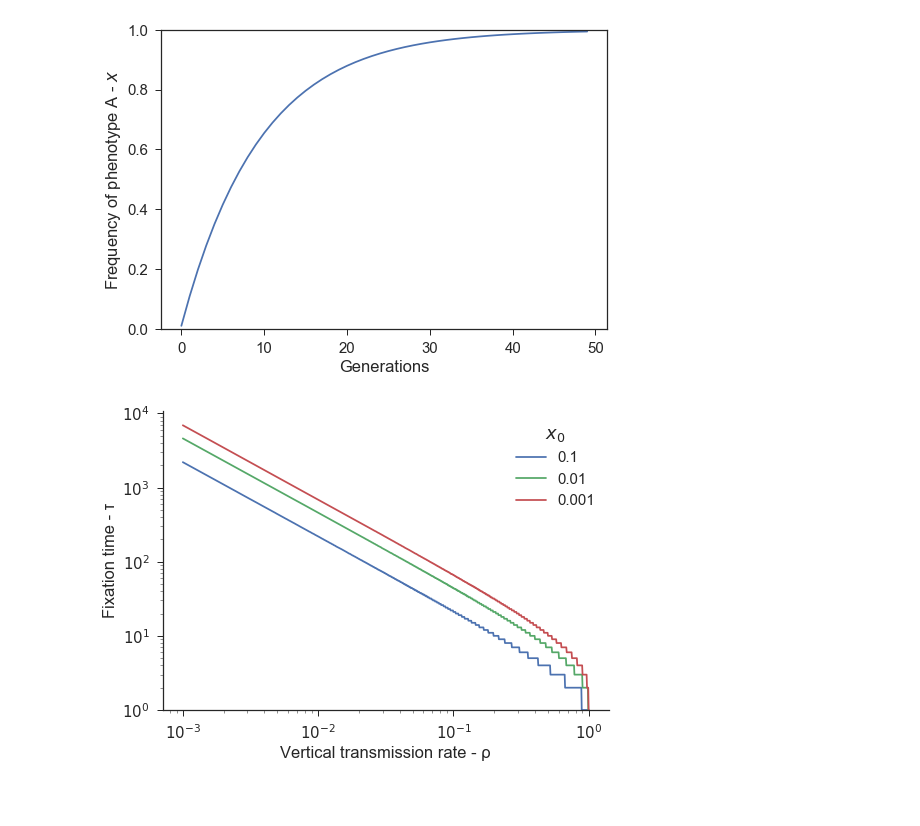
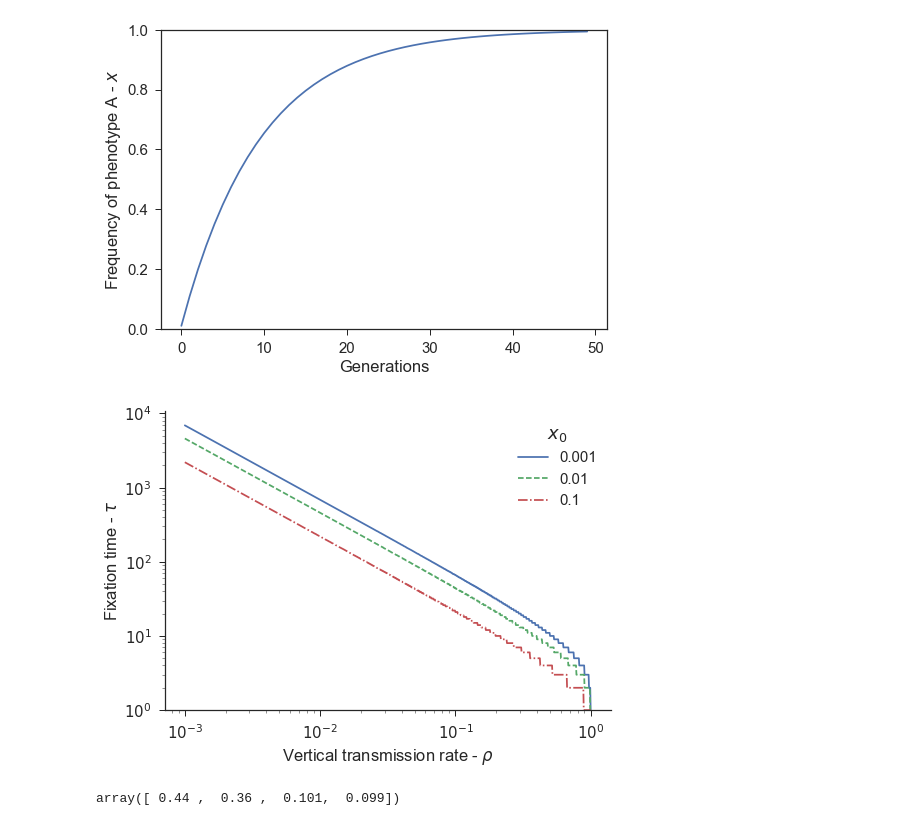
Before and after one commit to yoavram/Milpitas, a Jupyter notebook: notebooks/extreme selection.ipynb, the cells around one changed output. Drawn from its saved outputs; the diff is of its cells as text; code cells hidden in the pictures; blank space fills up the shorter version.

```diff
--- a/notebooks/extreme selection.ipynb
+++ b/notebooks/extreme selection.ipynb
@@ -25,24 +32,45 @@ plt.ylim(0, 1)
 # %%
 def τ(x0, ρ):
     return np.ceil(
         np.log(x0/(1-x0)) / np.log(1-ρ)
     )
 
-ρ = np.logspace(-3, -0.0001, 1000)
+def plot_fixation_time(ax=None):
+    if ax is None:
+        fig, ax = plt.subplots()
+    ρ = np.logspace(-3, -0.0001, 1000)
+    x0s = 0.001, 0.01, 0.1
+    lss = ('-', '--', '-.')
+    for x0, ls in zip(x0s, lss):
+        ax.plot(ρ, τ(x0, ρ), ls=ls, label=x0)
 
-x0 = 0.1
-plt.plot(ρ, τ(x0, ρ), label=x0)
-x0 = 0.01
-plt.plot(ρ, τ(x0, ρ), label=x0)
-x0 = 0.001
-plt.plot(ρ, τ(x0, ρ), label=x0)
+    ax.set(
+        xlabel=(r'Vertical transmission rate - $\rho$'),
+        ylabel=(r'Fixation time - $\tau$'),
+        xscale=('log'),
+        yscale=('log'),
+        ylim=(1, None)
+    )
+    ax.legend(title='$x_0$')
+    sns.despine()
+    return ax
 
-plt.xlabel('Vertical transmission rate - ρ')
-plt.ylabel('Fixation time - τ')
-plt.xscale('log')
-plt.yscale('log')
-plt.ylim(1, None)
-plt.legend(title='$x_0$')
-sns.despine()
+ax = plot_fixation_time()
 # %% [output]
-[figure, old version]
+[figure, new version]
+# %%
+def recursion(x, ρ, P):
+    #mA mB MA MB
+    x1, x2, x3, x4 = x
+    x1_ = x1 * ((1 - ρ) * (x1 + x3) + ρ)
+    x2_ = x1 * (1 - ρ) * (x2 + x4)
+    x3_ = x3 * ((1 - P) * (x1 + x3) + P)
+    x4_ = x3 * (1 - P) * (x2 + x4)
+    x = x1_, x2_, x3_, x4_
+    x = np.array(x)
+    x /= x.sum()
+    return x
+
+recursion((0.4,0.4,0.1,0.1), 0.1, 0.01)
+# %% [output]
+array([ 0.44 ,  0.36 ,  0.101,  0.099])
```
Also changed, not shown: parts of 4 cells of this notebook, 1 other file.
